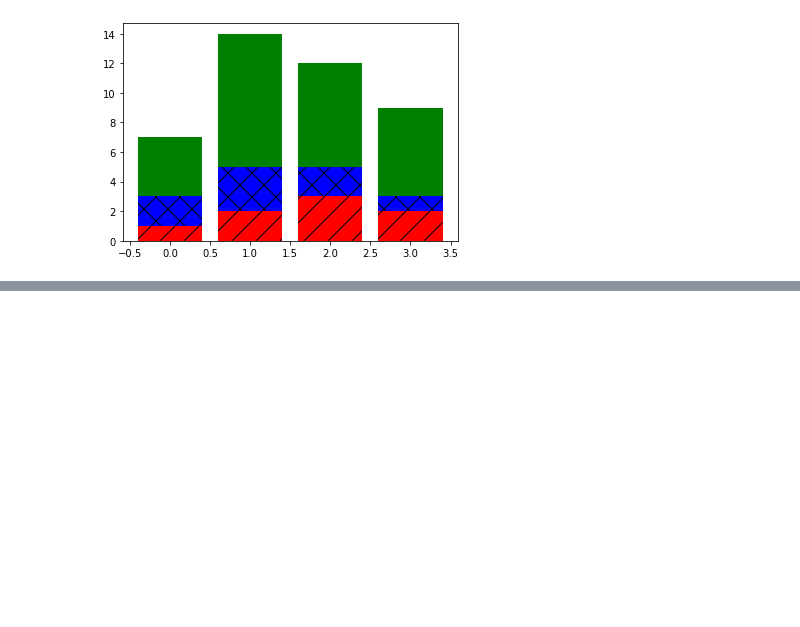
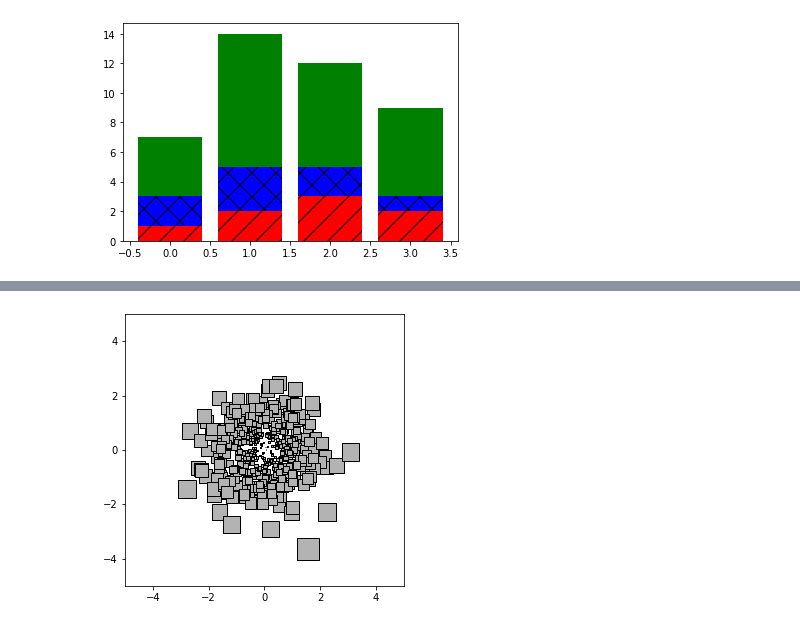
Before and after one commit to waldbear4/Python_2021, a Jupyter notebook: 20210531.ipynb, the cells around one changed output, grey strips where cells are left out. Cells and saved outputs as stored; diff of their text form; code cells hidden in the pictures; blank space fills up the shorter version.

```diff
--- a/20210531.ipynb
+++ b/20210531.ipynb
@@ -262,0 +268,10 @@ plt.show()
+# %%
+M = np.random.standard_normal((500, 2))
+R = np.sum(M**2, axis = 1)
+plt.figure(figsize=(5,5))
+plt.xlim(-5, 5)
+plt.ylim(-5, 5)
+plt.scatter(M[:, 0], M[:, 1], c ='0.7', marker='s', s=32*R, edgecolor='k')
+plt.show()
+# %% [output]
+[figure, added]
```
Also changed, not shown: parts of 15 cells of this notebook.
